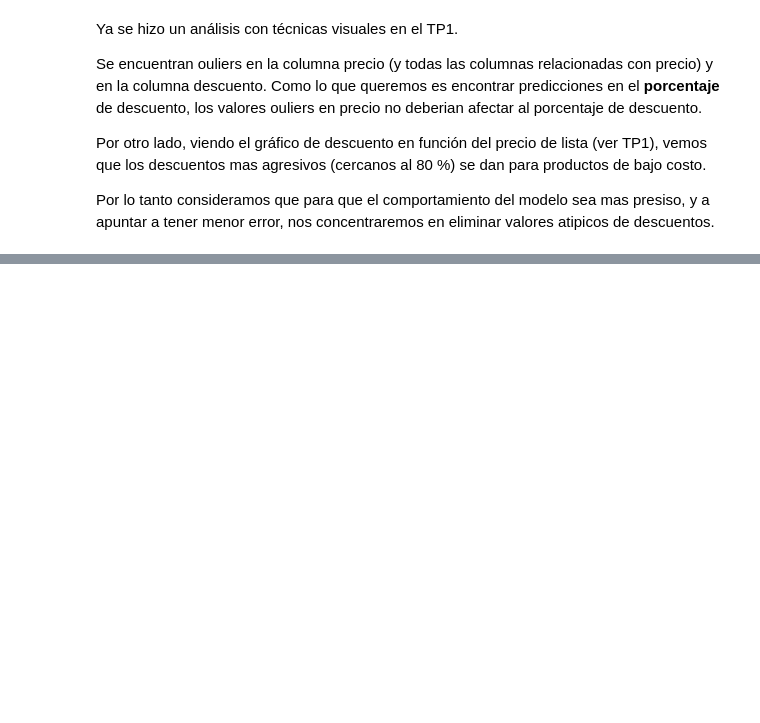
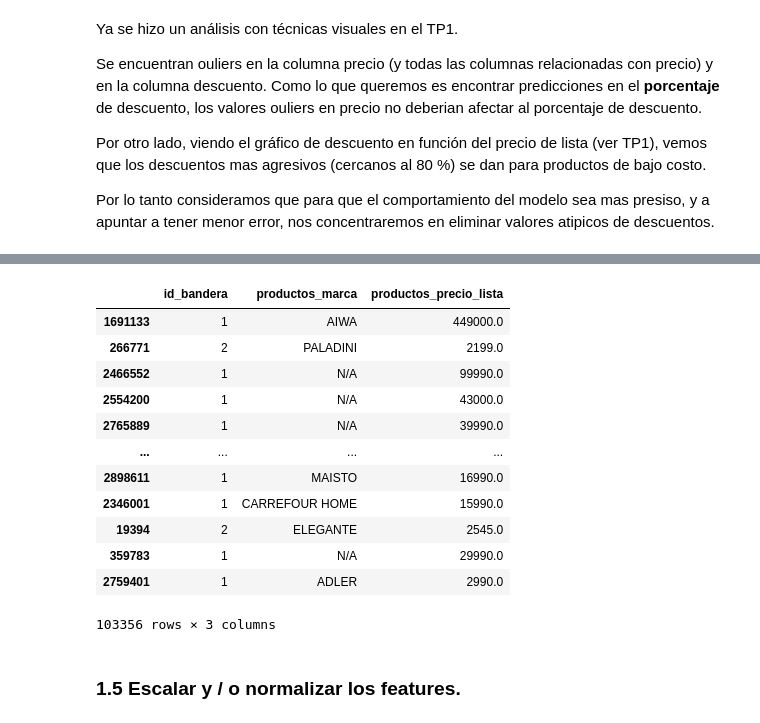
Before and after one commit to Nahuel-Otonelo/Analisis_de_datos, a Jupyter notebook: TP2.ipynb, the cells around one changed output, grey strips where cells are left out. Saved outputs shown, nothing was run; the diff lists cells and outputs as text; code cells hidden in the pictures; blank space fills up the shorter version.

```diff
--- a/TP2.ipynb
+++ b/TP2.ipynb
@@ -233,0 +294,21 @@ Tamaño del DataFrame sin outliers: (129179, 13)
+# %%
+X_train = X_train_final.copy()
+y_train = y_train_final.copy()
+# %%
+X_train
+# %% [output]
+|  | id_bandera | productos_marca | productos_precio_lista |
+| 1691133 | 1 | AIWA | 449000.0 |
+| 266771 | 2 | PALADINI | 2199.0 |
+| 2466552 | 1 | N/A | 99990.0 |
+| 2554200 | 1 | N/A | 43000.0 |
+| 2765889 | 1 | N/A | 39990.0 |
+| ... | ... | ... | ... |
+| 2898611 | 1 | MAISTO | 16990.0 |
+| 2346001 | 1 | CARREFOUR HOME | 15990.0 |
+| 19394 | 2 | ELEGANTE | 2545.0 |
+| 359783 | 1 | N/A | 29990.0 |
+| 2759401 | 1 | ADLER | 2990.0 |
+103356 rows × 3 columns
+# %% [markdown]
+### 1.5 Escalar y / o normalizar los features.
```
Also changed, not shown: parts of 15 cells of this notebook.
